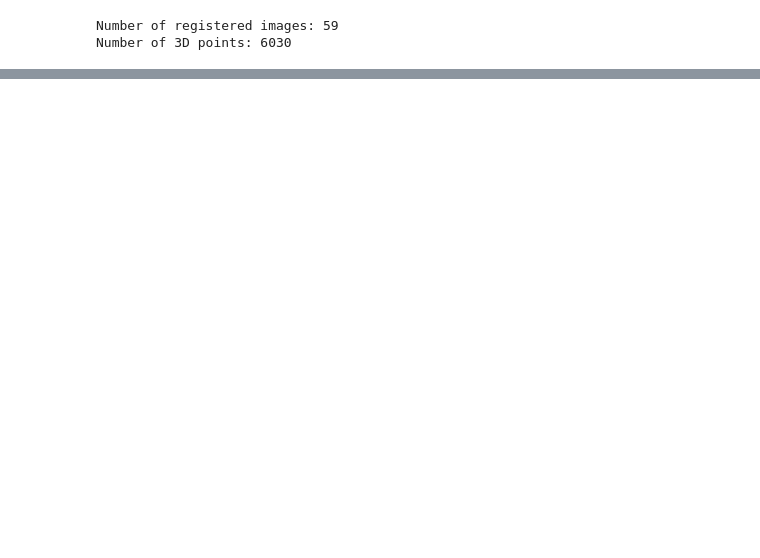
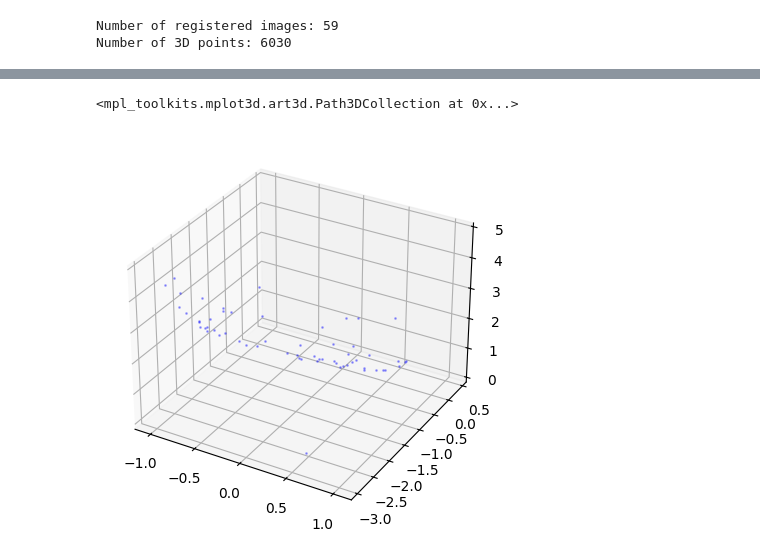
Before and after one commit to jackdaus/cs-782-graph-machine-learning-project, a Jupyter notebook: x3_load_reconstruction.ipynb, the cells around one changed output, grey strips where cells are left out. Drawn from its saved outputs; the diff is of its cells as text; code cells hidden in the pictures; blank space fills up the shorter version.

Commit message:
Add cameras to visualizer

```diff
--- a/x3_load_reconstruction.ipynb
+++ b/x3_load_reconstruction.ipynb
@@ -26,0 +101,2 @@ utils.colmap_3d_points_interactive(reconstruction)
+# %%
+camera_translations = [item.cam_from_world().translation for item in reconstruction.images.values()]
@@ -26,0 +158,16 @@ utils.colmap_3d_points_interactive(reconstruction)
+# %%
+x = [item[0] for item in camera_translations]
+y = [item[1] for item in camera_translations]
+z = [item[2] for item in camera_translations]
+# %%
+import numpy as np
+import matplotlib.pyplot as plt
+from pycolmap import Reconstruction
+import plotly.graph_objs as go
+
+fig = plt.figure(figsize=(5, 5))
+ax = fig.add_subplot(111, projection='3d')
+ax.scatter(x, y, z, s=1, c='b', alpha=0.3, depthshade=False)
+# %% [output]
+<mpl_toolkits.mplot3d.art3d.Path3DCollection at 0x...>
+[figure, added]
```
Also changed, not shown: parts of 14 cells of this notebook, 3 other files.
